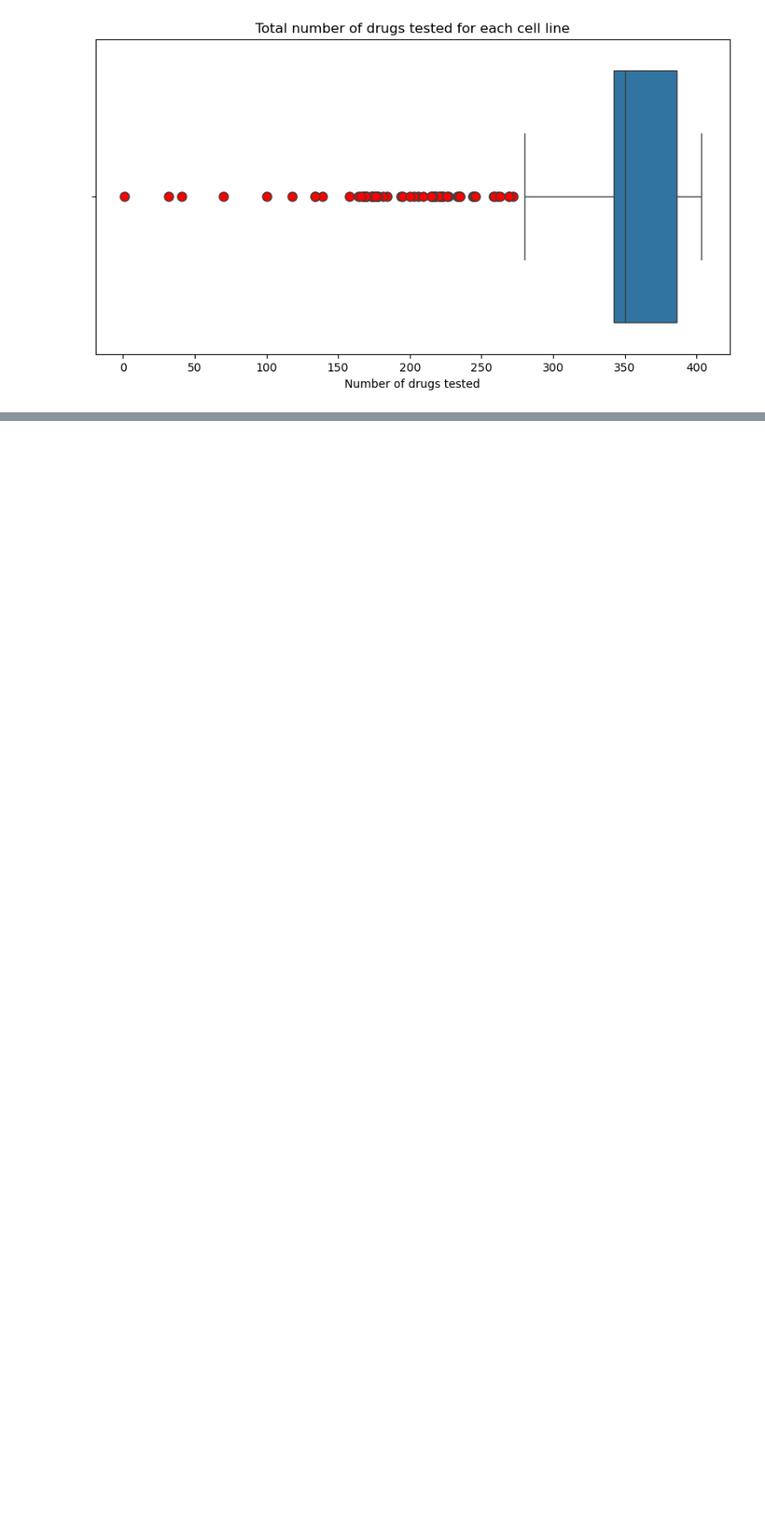
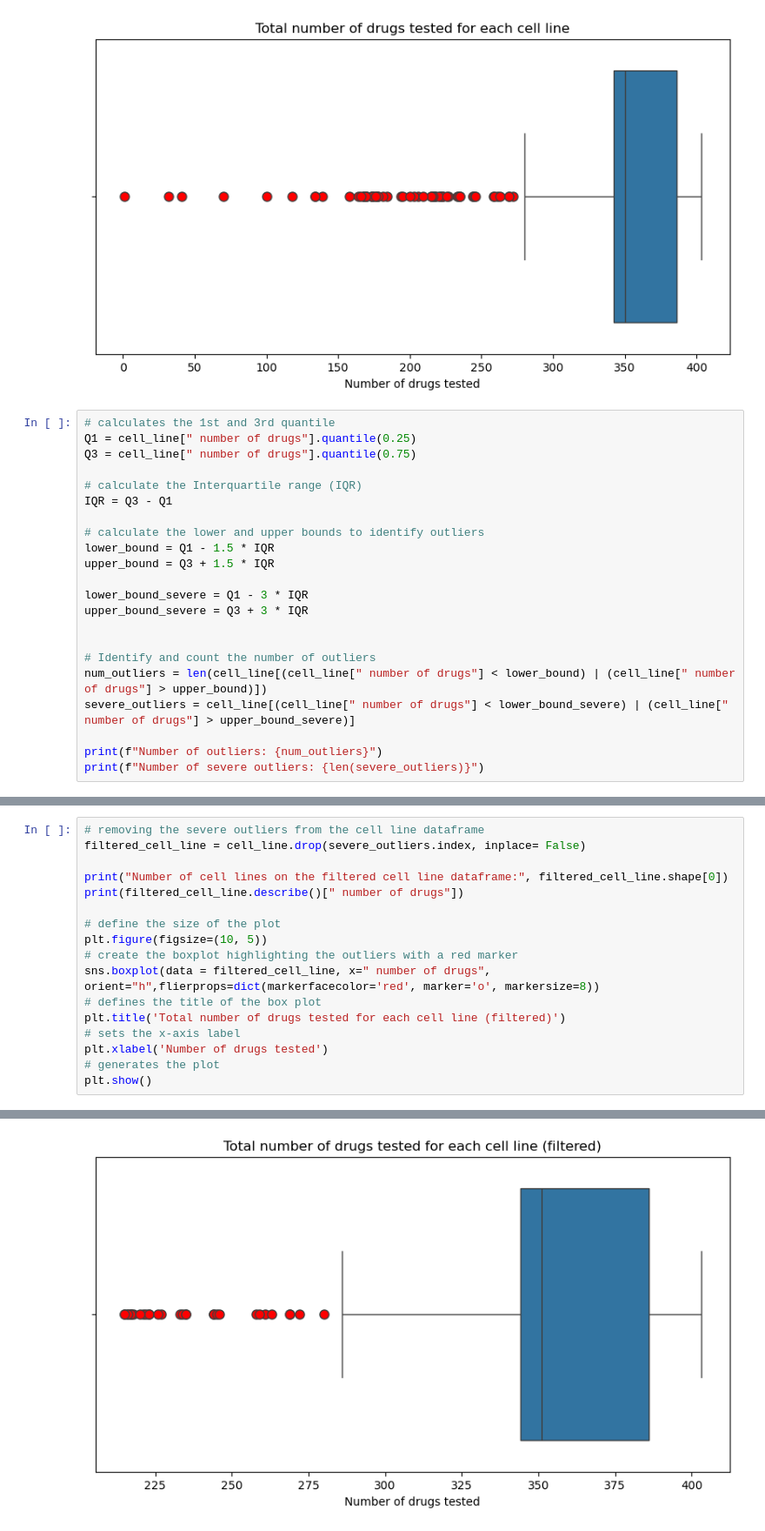
Before and after one commit to ricardofoliveira61/ML-data-analysis, a Jupyter notebook: GDSC1.ipynb, the cells around one changed output, grey strips where cells are left out. Shown at 87% size. Drawn from its saved outputs; the diff is of its cells as text; blank space fills up the shorter version.

Commit message:
[UPDATE] GDSC1.ipynb
Data exploration and preprocessing

```diff
--- a/GDSC1.ipynb
+++ b/GDSC1.ipynb
@@ -202,3 +223,25 @@ plt.xlabel('Number of drugs tested')
 plt.show()
 # %% [output]
 [figure]
+# %%
+# calculates the 1st and 3rd quantile
+Q1 = cell_line[" number of drugs"].quantile(0.25)
+Q3 = cell_line[" number of drugs"].quantile(0.75)
+
+# calculate the Interquartile range (IQR)
+IQR = Q3 - Q1
+
+# calculate the lower and upper bounds to identify outliers
+lower_bound = Q1 - 1.5 * IQR
+upper_bound = Q3 + 1.5 * IQR
+
+lower_bound_severe = Q1 - 3 * IQR
+upper_bound_severe = Q3 + 3 * IQR
+
+
+# Identify and count the number of outliers
+num_outliers = len(cell_line[(cell_line[" number of drugs"] < lower_bound) | (cell_line[" number of drugs"] > upper_bound)])
+severe_outliers = cell_line[(cell_line[" number of drugs"] < lower_bound_severe) | (cell_line[" number of drugs"] > upper_bound_severe)]
+
+print(f"Number of outliers: {num_outliers}")
+print(f"Number of severe outliers: {len(severe_outliers)}")
@@ -245,0 +271,18 @@ drugs.describe()
+# %%
+# removing the severe outliers from the cell line dataframe
+filtered_cell_line = cell_line.drop(severe_outliers.index, inplace= False)
+
+print("Number of cell lines on the filtered cell line dataframe:", filtered_cell_line.shape[0])
+print(filtered_cell_line.describe()[" number of drugs"])
+
+# define the size of the plot
+plt.figure(figsize=(10, 5))
+# create the boxplot highlighting the outliers with a red marker
+sns.boxplot(data = filtered_cell_line, x=" number of drugs", orient="h",flierprops=dict(markerfacecolor='red', marker='o', markersize=8))
+# defines the title of the box plot
+plt.title('Total number of drugs tested for each cell line (filtered)')
+# sets the x-axis label
+plt.xlabel('Number of drugs tested')
+# generates the plot
+plt.show()
+# %% [output]
@@ -245,0 +299 @@ drugs.describe()
+[figure, added]
```
Also changed, not shown: parts of 18 cells of this notebook.
